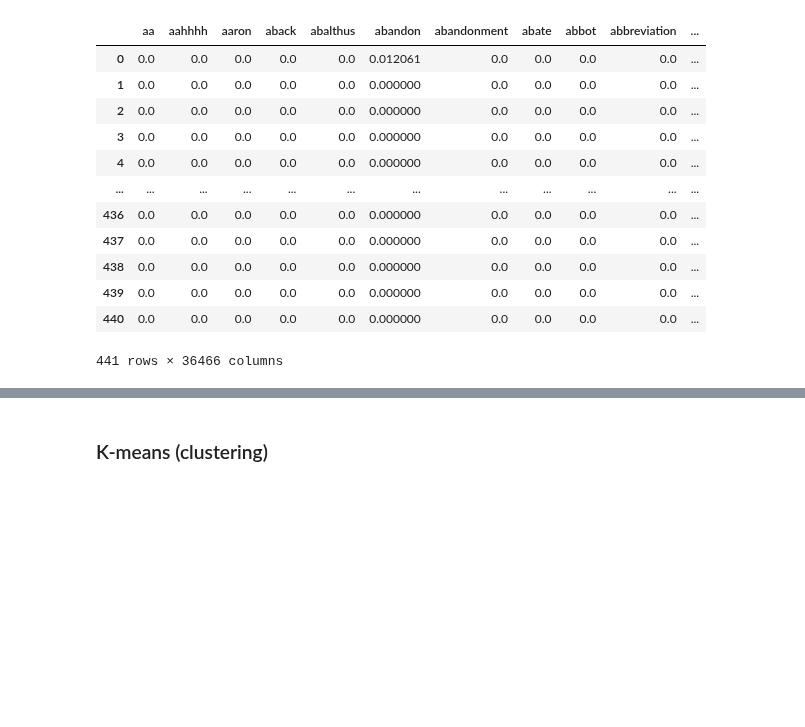
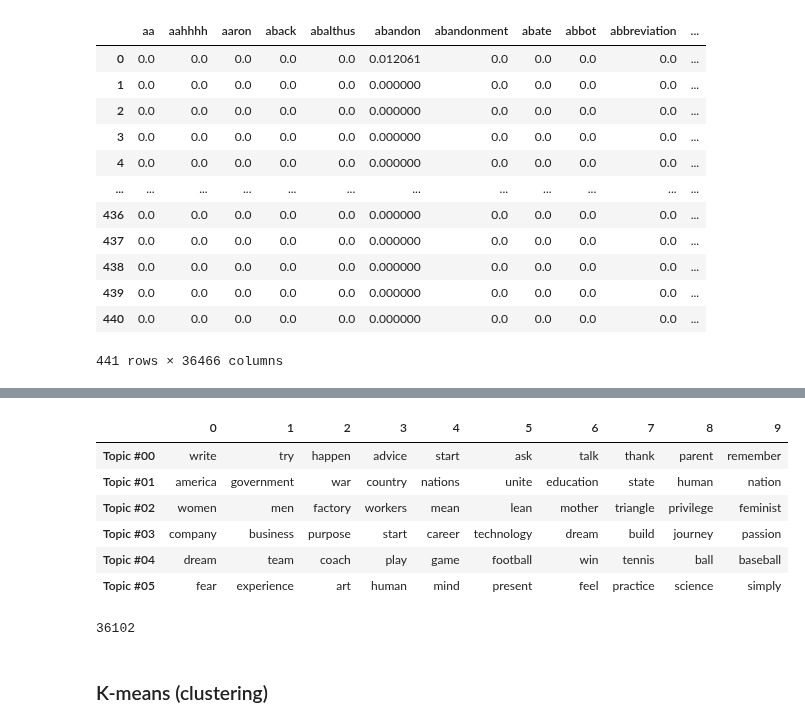
Before and after one commit to katiehuang1221/NLP-Analysis-On-Motivational-Speeches, a Jupyter notebook: notebook/06_topic_modeling_2.ipynb, the cells around one changed output, grey strips where cells are left out. Saved outputs shown, nothing was run; the diff lists cells and outputs as text; code cells hidden in the pictures; blank space fills up the shorter version.

```diff
--- a/notebook/06_topic_modeling_2.ipynb
+++ b/notebook/06_topic_modeling_2.ipynb
@@ -144,3 +156,23 @@ tfidf_dtm(speech_df,'transcript').iloc[:,:-1]
+# %%
+# Use components in NMF model to find the top 10 words for a given topic
+topics = nmf_model.components_.argsort(axis=1)[:,-1:-11:-1]
+
+# Create topic_worrd df
+words = doc_word.columns
+topic_words = [[words[index] for index in topic] for topic in topics]
+pd.DataFrame(topic_words,index=['Topic #' + '{:02d}'.format(i) for i in range(6)])
+# %% [output]
+|  | 0 | 1 | 2 | 3 | 4 | 5 | 6 | 7 | 8 | 9 |
+| Topic #00 | write | try | happen | advice | start | ask | talk | thank | parent | remember |
+| Topic #01 | america | government | war | country | nations | unite | education | state | human | nation |
+| Topic #02 | women | men | factory | workers | mean | lean | mother | triangle | privilege | feminist |
+| Topic #03 | company | business | purpose | start | career | technology | dream | build | journey | passion |
+| Topic #04 | dream | team | coach | play | game | football | win | tennis | ball | baseball |
+| Topic #05 | fear | experience | art | human | mind | present | feel | practice | science | simply |
+# %%
+len(words)
+# %% [output]
+36102
 # %% [markdown]
 ### K-means (clustering)
 # %%
```
Also changed, not shown: parts of 11 cells of this notebook, 1 other file.
